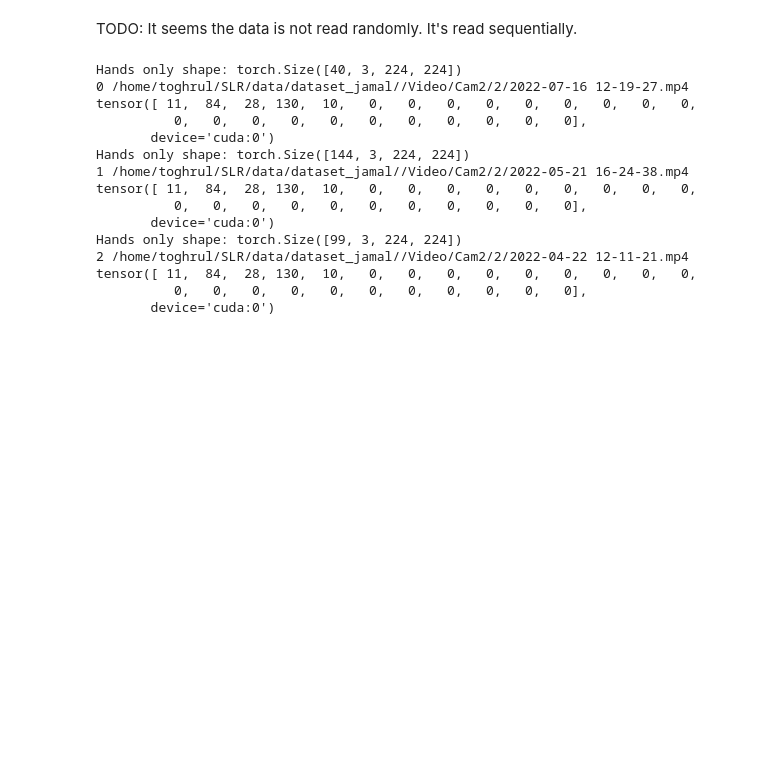
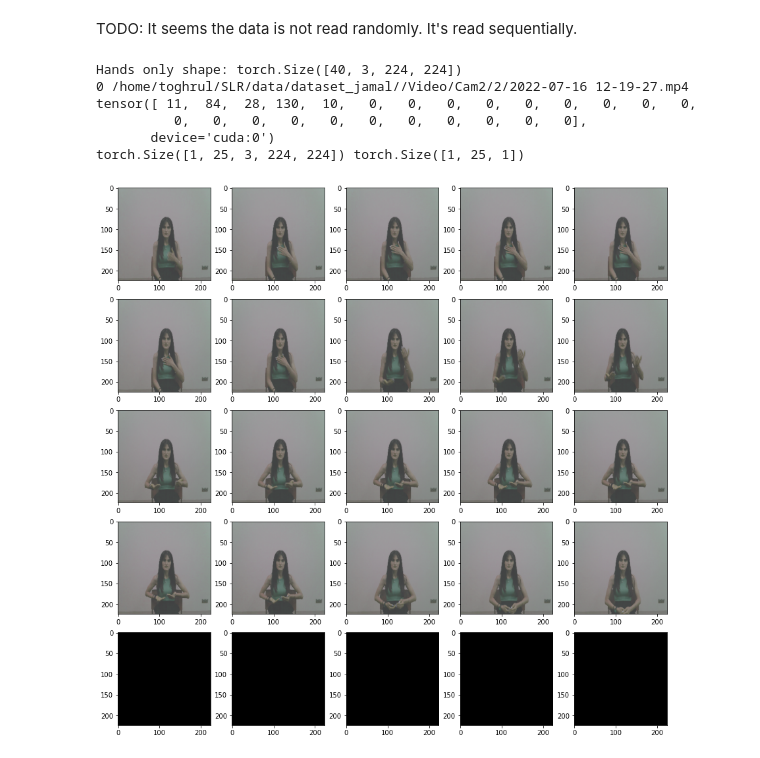
Before and after one commit to ADA-SITE-JML/sign-lang, a Jupyter notebook: encoder_decoder/CNN_LSTM_Attention_TrLeInEnc.ipynb, the cells around one changed output. Drawn from its saved outputs; the diff is of its cells as text; code cells hidden in the pictures; blank space fills up the shorter version.

Commit message:
Finalized Video Augmentation

```diff
--- a/encoder_decoder/CNN_LSTM_Attention_TrLeInEnc.ipynb
+++ b/encoder_decoder/CNN_LSTM_Attention_TrLeInEnc.ipynb
@@ -307,5 +313,18 @@ def keep_frames_with_hands(video_data, crop_size: int = 224):
 # %% [markdown]
 TODO: It seems the data is not read randomly. It's read sequentially.
+# %%
+def get_video_transforms(img_size: int = 224):
+    video_transform=Compose([
+        # Resize(size=(img_size, img_size)),
+        # UniformTemporalSubsample(25),
+        ColorJitter(saturation=0.5, hue=0.5, contrast=0.5),
+        # Normalize((0.45, 0.45, 0.45), (0.225, 0.225, 0.225)),
+        # RandomShortSideScale(min_size=256, max_size=512),
+        # CenterCropVideo(224),
+        RandomHorizontalFlip(p=0.5),
+    ])
+
+    return video_transform
 # %%
 if config.video_processing_tool == 'VidGear':
   from vidgear.gears import CamGear
@@ -314,9 +333,10 @@ from torchvision.models.feature_extraction import create_feature_extractor
 
 class SLDataset(Dataset):
 
-    def __init__(self, df):
+    def __init__(self, df, video_transform):
         # shuffle and save
         self.df = sklearn.utils.shuffle(df)
+        self.video_transform = video_transform
 
     def __getitem__(self, idx):
         video_path = df.iloc[idx,1]
@@ -333,9 +353,10 @@ class SLDataset(Dataset):
         elif config.video_processing_tool == 'TorchVision':
           reader = torchvision.io.VideoReader(video_path, "video")
 
-        hands_only = keep_frames_with_hands(reader).to(config.device)
-        print(f"Hands only shape: {hands_only.shape}")
-
+        hands_only = keep_frames_with_hands(reader, video_transform=self.video_transform).to(config.device)
+        hands_only = video_transform(hands_only)
+        if config.debug:
+          print(f"Hands only shape: {hands_only.shape}")
         if config.video_processing_tool == 'OpenCV':
           reader.release()
         elif config.video_processing_tool == 'VidGear':
@@ -361,44 +382,42 @@ class SLDataset(Dataset):
           n = hands_only.shape[0]
 
         # If we have less frames than we need
         # This should be a separate IF: the result of the previous IFs may also deliver fewer frame count
         if (n < config.max_frames):
           compliment_arr = torch.zeros(config.max_frames-n,l,w,h).to(config.device)
           hands_only = torch.cat((hands_only,compliment_arr),0)
 
         return hands_only, torch.reshape(encoding,(enc_shape,1))
 
     def __len__(self):
         return len(self.df)
 
-def get_dataloader(df, phase: str, batch_size: int = 96) -> DataLoader:
+def get_dataloader(df, phase: str, batch_size: int = 96, video_transform = None) -> DataLoader:
     train_df, val_df = train_test_split(df, test_size=0.1, random_state=config.seed, stratify=df['id'])
     train_df, val_df = train_df.reset_index(drop=True), val_df.reset_index(drop=True)
     df = train_df if phase == 'train' else val_df
-    dataset = SLDataset(df)
+    dataset = SLDataset(df, video_transform)
     dataloader = DataLoader(dataset=dataset, batch_size=batch_size, num_workers=0)
     return dataloader
 
-dl = get_dataloader(df,'train',5)
+
+video_transform = get_video_transforms()
+
+# dl = get_dataloader(df,'train',1, video_transform=None)
+dl = get_dataloader(df,'train',1, video_transform=video_transform)
 dl_next = next(iter(dl))
 a,b = dl_next
 
 if config.debug:
   print(a.shape,b.shape)
   visualize_frames(a)
 # %% [output]
 Hands only shape: torch.Size([40, 3, 224, 224])
 0 /home/toghrul/SLR/data/dataset_jamal//Video/Cam2/2/2022-07-16 12-19-27.mp4 tensor([ 11,  84,  28, 130,  10,   0,   0,   0,   0,   0,   0,   0,   0,   0,
           0,   0,   0,   0,   0,   0,   0,   0,   0,   0,   0],
        device='cuda:0')
-Hands only shape: torch.Size([144, 3, 224, 224])
-1 /home/toghrul/SLR/data/dataset_jamal//Video/Cam2/2/2022-05-21 16-24-38.mp4 tensor([ 11,  84,  28, 130,  10,   0,   0,   0,   0,   0,   0,   0,   0,   0,
-          0,   0,   0,   0,   0,   0,   0,   0,   0,   0,   0],
-       device='cuda:0')
-Hands only shape: torch.Size([99, 3, 224, 224])
-2 /home/toghrul/SLR/data/dataset_jamal//Video/Cam2/2/2022-04-22 12-11-21.mp4 tensor([ 11,  84,  28, 130,  10,   0,   0,   0,   0,   0,   0,   0,   0,   0,
-          0,   0,   0,   0,   0,   0,   0,   0,   0,   0,   0],
-       device='cuda:0')
+torch.Size([1, 25, 3, 224, 224]) torch.Size([1, 25, 1])
+[figure, added]
 # %%
 import torchvision
 from torchvision.models import squeezenet1_1
```
Also changed, not shown: parts of 3 cells of this notebook.
